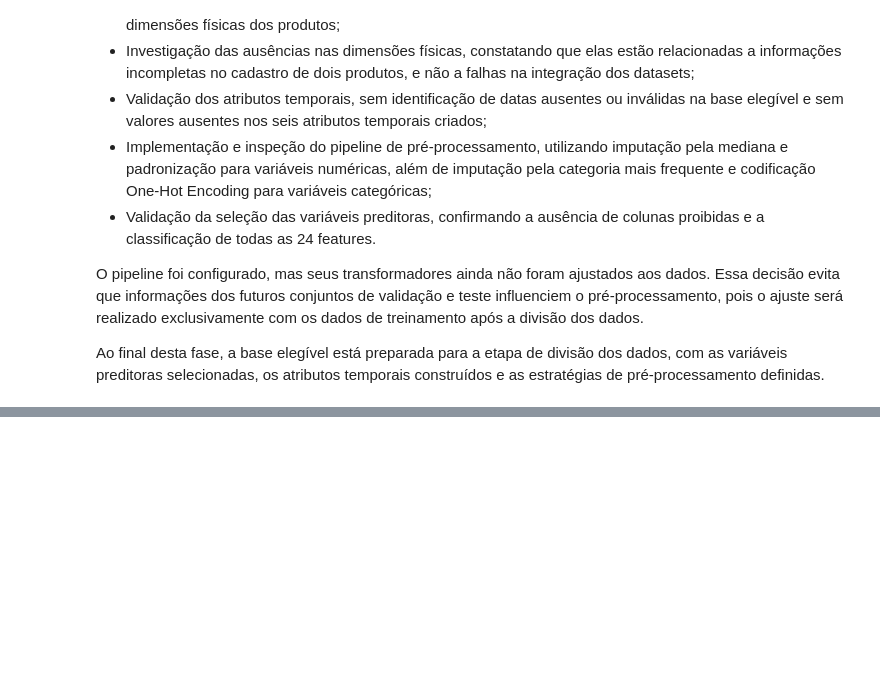
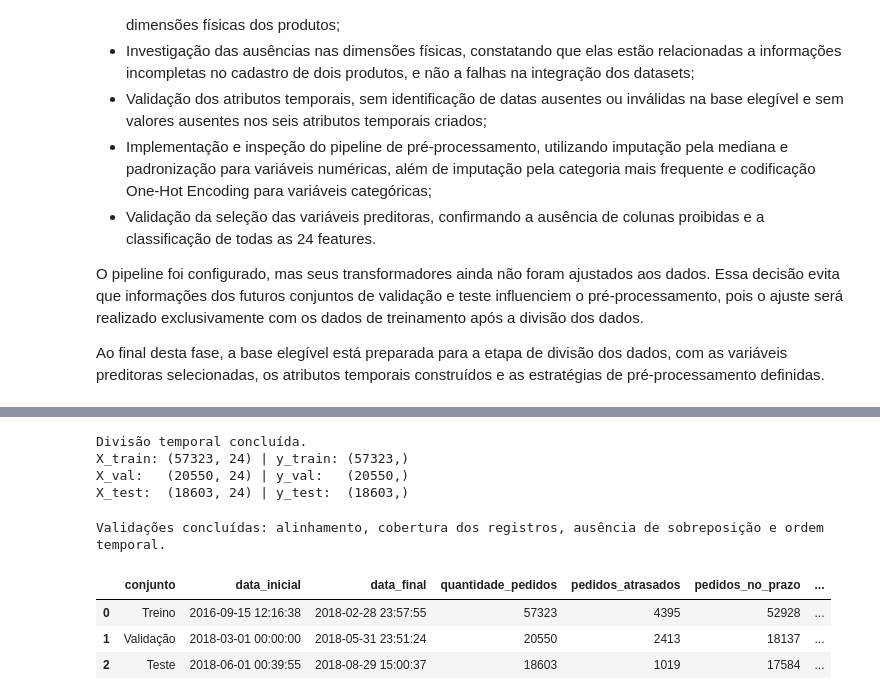
Before and after one commit to Franciane-sl/DeliveryRisk_AI, a Jupyter notebook: pipeline/notebooks/delivery_risk_analysis.ipynb, the cells around one changed output, grey strips where cells are left out. Drawn from its saved outputs; the diff is of its cells as text; code cells hidden in the pictures; blank space fills up the shorter version.

Commit message:
feat: implementa divisão temporal dos dados

```diff
--- a/pipeline/notebooks/delivery_risk_analysis.ipynb
+++ b/pipeline/notebooks/delivery_risk_analysis.ipynb
@@ -2190,0 +2202,44 @@ Ao final desta fase, a base elegível está preparada para a etapa de divisão d
+# %%
+(
+    X_train,
+    X_val,
+    X_test,
+    y_train,
+    y_val,
+    y_test,
+) = dividir_dados_temporalmente(
+    X=X,
+    y=y,
+    base_elegivel=base_elegivel,
+)
+
+print("Divisão temporal concluída.")
+print("X_train:", X_train.shape, "| y_train:", y_train.shape)
+print("X_val:  ", X_val.shape, "| y_val:  ", y_val.shape)
+print("X_test: ", X_test.shape, "| y_test: ", y_test.shape)
+# %% [output]
+Divisão temporal concluída.
+X_train: (57323, 24) | y_train: (57323,)
+X_val:   (20550, 24) | y_val:   (20550,)
+X_test:  (18603, 24) | y_test:  (18603,)
+# %%
+resumo_divisao = validar_divisao_temporal(
+    X=X,
+    y=y,
+    X_train=X_train,
+    y_train=y_train,
+    X_val=X_val,
+    y_val=y_val,
+    X_test=X_test,
+    y_test=y_test,
+    base_elegivel=base_elegivel,
+    pipeline_preprocessamento=pipeline_preprocessamento,
+)
+
+display(resumo_divisao)
+# %% [output]
+Validações concluídas: alinhamento, cobertura dos registros, ausência de sobreposição e ordem temporal.
+|  | conjunto | data_inicial | data_final | quantidade_pedidos | pedidos_atrasados | pedidos_no_prazo | ... |
+| 0 | Treino | 2016-09-15 12:16:38 | 2018-02-28 23:57:55 | 57323 | 4395 | 52928 | ... |
+| 1 | Validação | 2018-03-01 00:00:00 | 2018-05-31 23:51:24 | 20550 | 2413 | 18137 | ... |
+| 2 | Teste | 2018-06-01 00:39:55 | 2018-08-29 15:00:37 | 18603 | 1019 | 17584 | ... |
```
Also changed, not shown: parts of 3 cells of this notebook.
